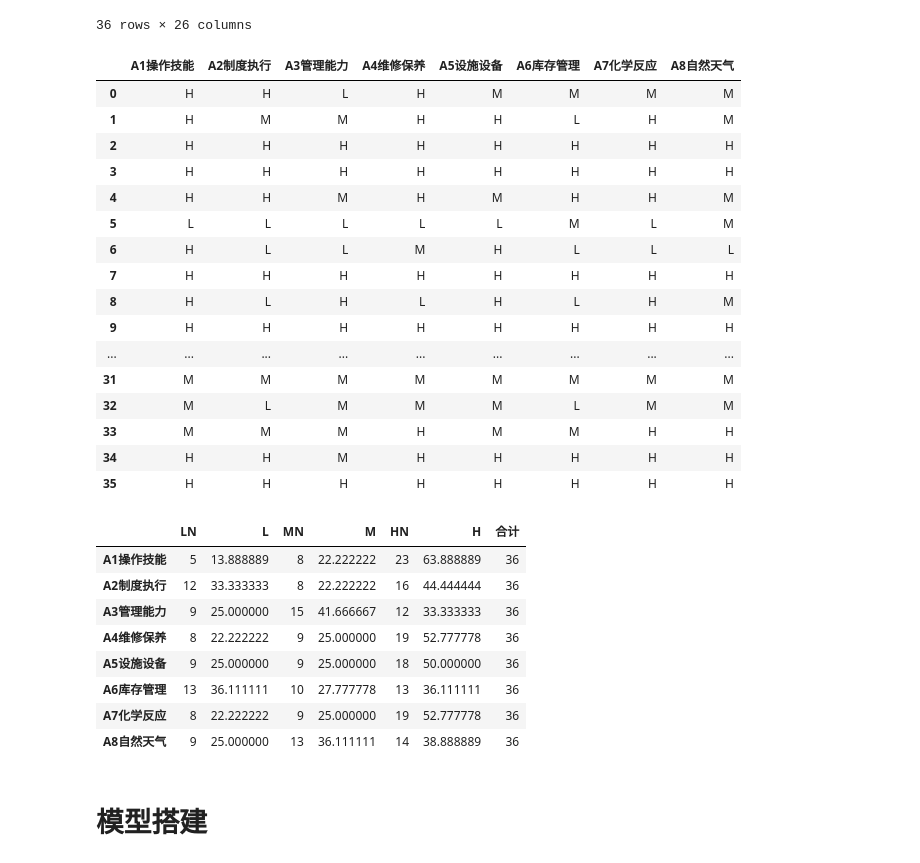
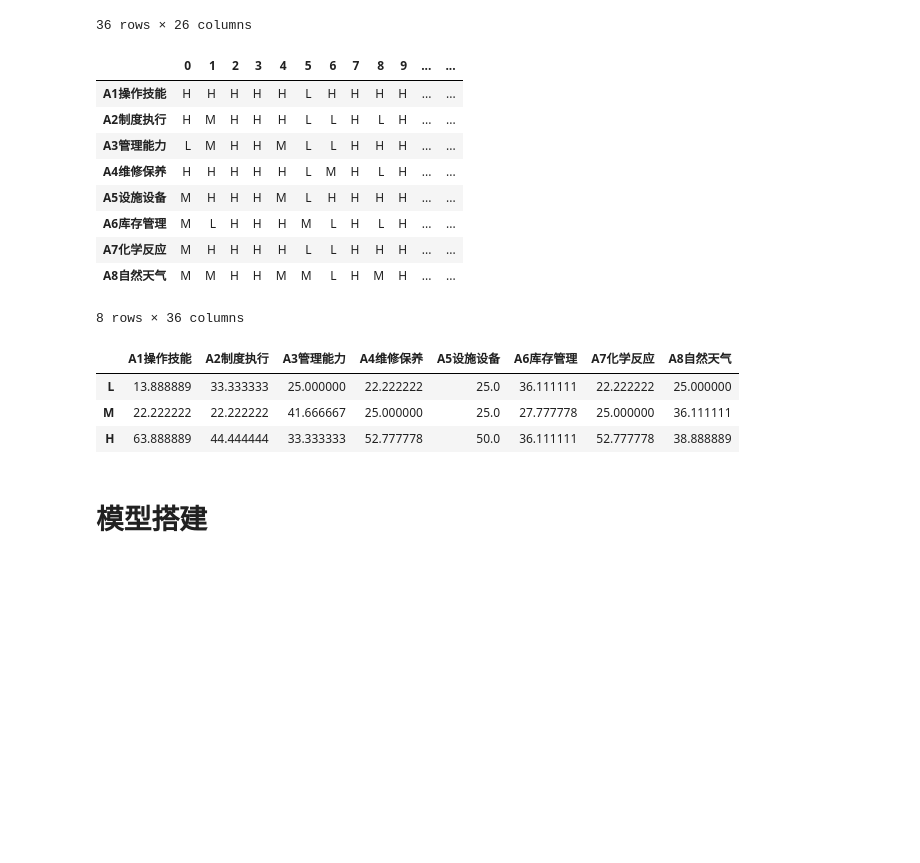
Before and after one commit to Zhou1317fe5/ml-projects, a Jupyter notebook: 贝叶斯危化品仓储风险分析/code/demo.ipynb, the cells around one changed output. Saved outputs shown, nothing was run; the diff lists cells and outputs as text; code cells hidden in the pictures; blank space fills up the shorter version.

```diff
--- a/贝叶斯危化品仓储风险分析/code/demo.ipynb
+++ b/贝叶斯危化品仓储风险分析/code/demo.ipynb
@@ -320,26 +320,19 @@ data2.to_excel('./data/风险等级数据.xlsx',index=False)
 # %%
 data3=pd.read_excel('./data/风险等级数据.xlsx')
 data3=data3.iloc[:,18:]
 data3=data3.T
-#data3
+data3
 # %% [output]
-|  | A1操作技能 | A2制度执行 | A3管理能力 | A4维修保养 | A5设施设备 | A6库存管理 | A7化学反应 | A8自然天气 |
-| 0 | H | H | L | H | M | M | M | M |
-| 1 | H | M | M | H | H | L | H | M |
-| 2 | H | H | H | H | H | H | H | H |
-| 3 | H | H | H | H | H | H | H | H |
-| 4 | H | H | M | H | M | H | H | M |
-| 5 | L | L | L | L | L | M | L | M |
-| 6 | H | L | L | M | H | L | L | L |
-| 7 | H | H | H | H | H | H | H | H |
-| 8 | H | L | H | L | H | L | H | M |
-| 9 | H | H | H | H | H | H | H | H |
-| ... | ... | ... | ... | ... | ... | ... | ... | ... |
-| 31 | M | M | M | M | M | M | M | M |
-| 32 | M | L | M | M | M | L | M | M |
-| 33 | M | M | M | H | M | M | H | H |
-| 34 | H | H | M | H | H | H | H | H |
-| 35 | H | H | H | H | H | H | H | H |
+|  | 0 | 1 | 2 | 3 | 4 | 5 | 6 | 7 | 8 | 9 | ... | ... |
+| A1操作技能 | H | H | H | H | H | L | H | H | H | H | ... | ... |
+| A2制度执行 | H | M | H | H | H | L | L | H | L | H | ... | ... |
+| A3管理能力 | L | M | H | H | M | L | L | H | H | H | ... | ... |
+| A4维修保养 | H | H | H | H | H | L | M | H | L | H | ... | ... |
+| A5设施设备 | M | H | H | H | M | L | H | H | H | H | ... | ... |
+| A6库存管理 | M | L | H | H | H | M | L | H | L | H | ... | ... |
+| A7化学反应 | M | H | H | H | H | L | L | H | H | H | ... | ... |
+| A8自然天气 | M | M | H | H | M | M | L | H | M | H | ... | ... |
+8 rows × 36 columns
 # %%
 import pandas as pd
 
@@ -357,26 +350,23 @@ count_df = data3.apply(count_values, axis=1)
 percentage_df = count_df.div(data3.shape[1]) * 100
 
 # 将count_df和percentage_df合并到原始数据框中
-data3['LN'] = count_df['L'] # L个数
+#data3['LN'] = count_df['L'] # L个数
 data3['L'] = percentage_df['L'] # L百分比
-data3['MN'] = count_df['M'] # M个数
+#data3['MN'] = count_df['M'] # M个数
 data3['M'] = percentage_df['M'] # M百分比
-data3['HN'] = count_df['H'] # H个数
+#data3['HN'] = count_df['H'] # H个数
 data3['H'] = percentage_df['H'] # H百分比
-data3['合计']= count # 总数
+#data3['合计']= count # 总数
 
-data3=data3.iloc[:,-7:]
+#data3=data3.iloc[:,-7:]
+data3=data3.iloc[:,-3:]
+data3=data3.T
 data3
 # %% [output]
-|  | LN | L | MN | M | HN | H | 合计 |
-| A1操作技能 | 5 | 13.888889 | 8 | 22.222222 | 23 | 63.888889 | 36 |
-| A2制度执行 | 12 | 33.333333 | 8 | 22.222222 | 16 | 44.444444 | 36 |
-| A3管理能力 | 9 | 25.000000 | 15 | 41.666667 | 12 | 33.333333 | 36 |
-| A4维修保养 | 8 | 22.222222 | 9 | 25.000000 | 19 | 52.777778 | 36 |
-| A5设施设备 | 9 | 25.000000 | 9 | 25.000000 | 18 | 50.000000 | 36 |
-| A6库存管理 | 13 | 36.111111 | 10 | 27.777778 | 13 | 36.111111 | 36 |
-| A7化学反应 | 8 | 22.222222 | 9 | 25.000000 | 19 | 52.777778 | 36 |
-| A8自然天气 | 9 | 25.000000 | 13 | 36.111111 | 14 | 38.888889 | 36 |
+|  | A1操作技能 | A2制度执行 | A3管理能力 | A4维修保养 | A5设施设备 | A6库存管理 | A7化学反应 | A8自然天气 |
+| L | 13.888889 | 33.333333 | 25.000000 | 22.222222 | 25.0 | 36.111111 | 22.222222 | 25.000000 |
+| M | 22.222222 | 22.222222 | 41.666667 | 25.000000 | 25.0 | 27.777778 | 25.000000 | 36.111111 |
+| H | 63.888889 | 44.444444 | 33.333333 | 52.777778 | 50.0 | 36.111111 | 52.777778 | 38.888889 |
 # %%
 data3.to_excel('./data/贝叶斯网络构建数据.xlsx',index=True)
 # %% [markdown]
```
Also changed, not shown: parts of 25 cells of this notebook.
